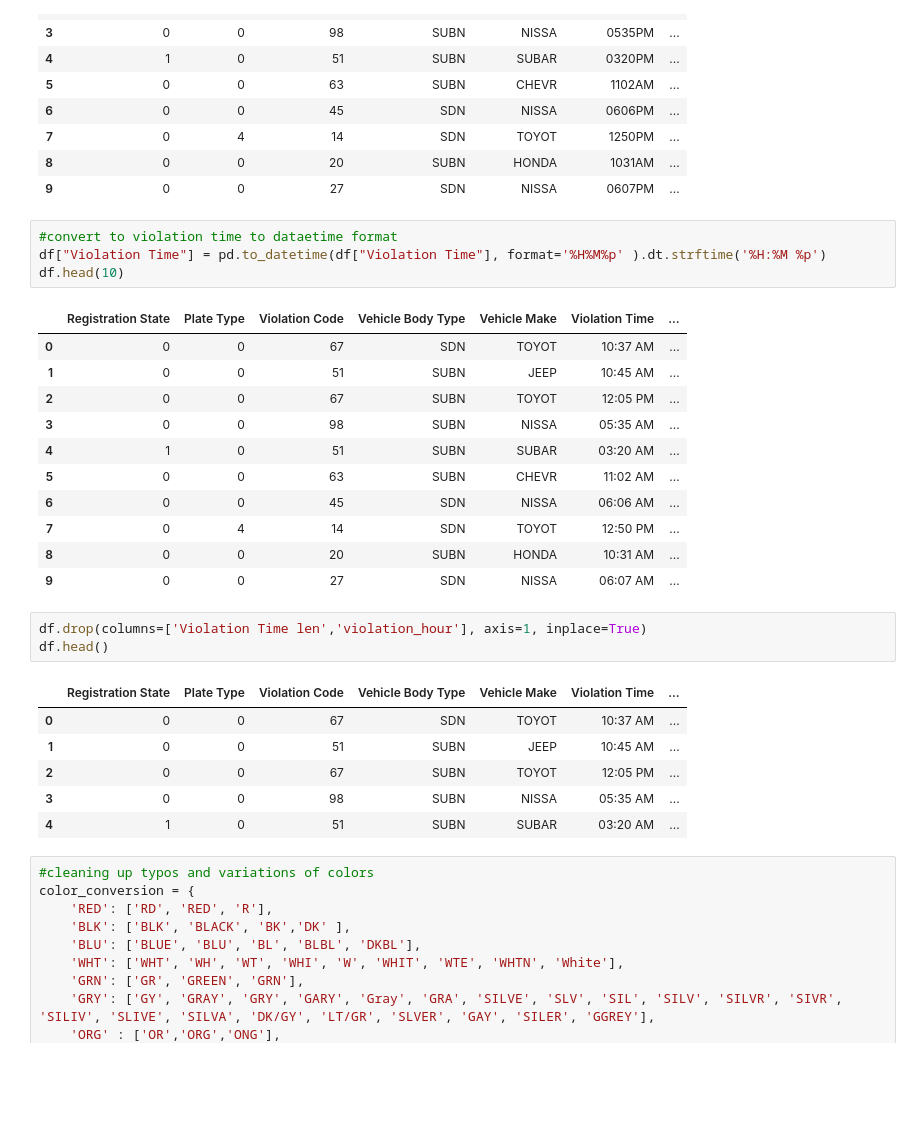
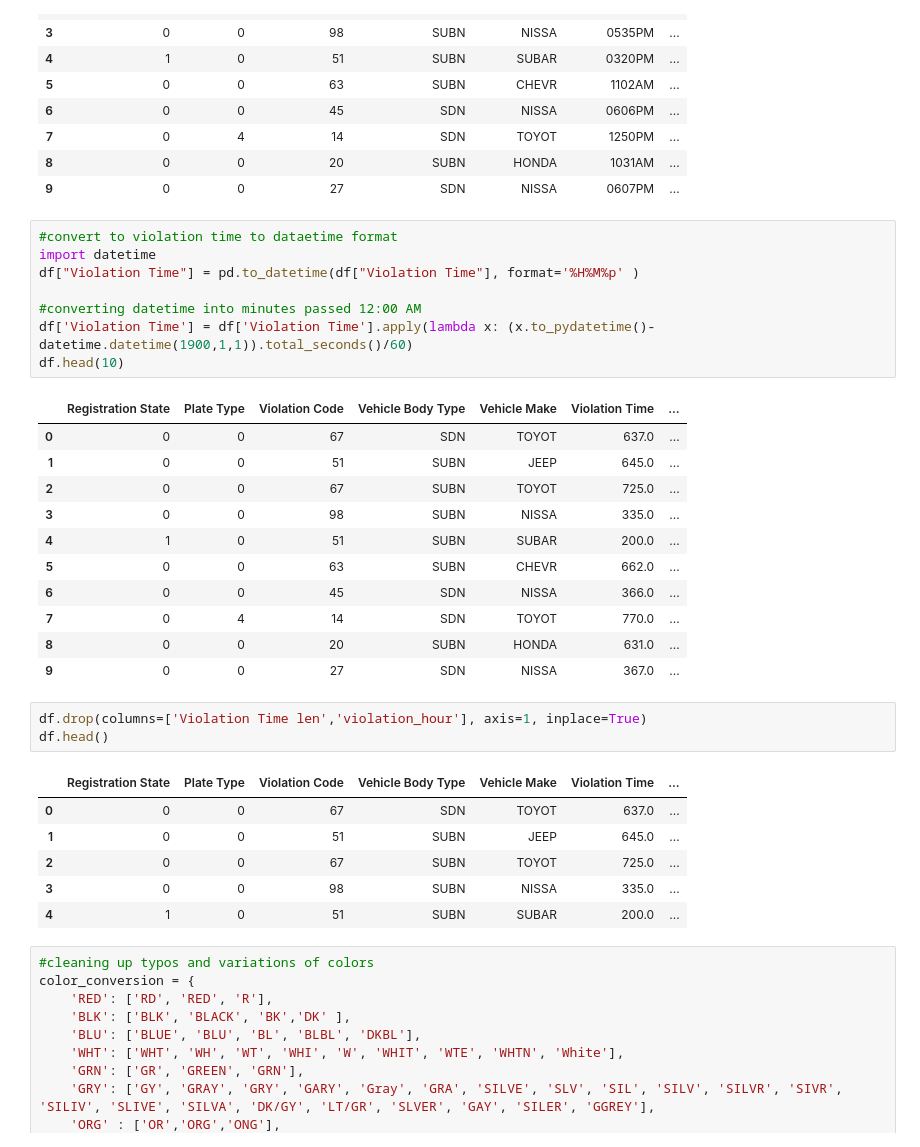
Before and after one commit to chojunhyun94/Parking_Violations_NYC, a Jupyter notebook: Notebooks/parking_violations_ml.ipynb, the cells around one changed output. Drawn from its saved outputs; the diff is of its cells as text; blank space fills up the shorter version.

Commit message:
updated notebook to include filtering of violation codes and added code to change datetime to minutes

```diff
--- a/Notebooks/parking_violations_ml.ipynb
+++ b/Notebooks/parking_violations_ml.ipynb
@@ -210,30 +210,34 @@ df.head(10)
 | 9 | 0 | 0 | 27 | SDN | NISSA | 0607PM | ... |
 # %%
 #convert to violation time to dataetime format
-df["Violation Time"] = pd.to_datetime(df["Violation Time"], format='%H%M%p' ).dt.strftime('%H:%M %p')
+import datetime
+df["Violation Time"] = pd.to_datetime(df["Violation Time"], format='%H%M%p' )
+
+#converting datetime into minutes passed 12:00 AM
+df['Violation Time'] = df['Violation Time'].apply(lambda x: (x.to_pydatetime()-datetime.datetime(1900,1,1)).total_seconds()/60)
 df.head(10)
 # %% [output]
 |  | Registration State | Plate Type | Violation Code | Vehicle Body Type | Vehicle Make | Violation Time | ... |
-| 0 | 0 | 0 | 67 | SDN | TOYOT | 10:37 AM | ... |
-| 1 | 0 | 0 | 51 | SUBN | JEEP | 10:45 AM | ... |
-| 2 | 0 | 0 | 67 | SUBN | TOYOT | 12:05 PM | ... |
-| 3 | 0 | 0 | 98 | SUBN | NISSA | 05:35 AM | ... |
-| 4 | 1 | 0 | 51 | SUBN | SUBAR | 03:20 AM | ... |
-| 5 | 0 | 0 | 63 | SUBN | CHEVR | 11:02 AM | ... |
-| 6 | 0 | 0 | 45 | SDN | NISSA | 06:06 AM | ... |
-| 7 | 0 | 4 | 14 | SDN | TOYOT | 12:50 PM | ... |
-| 8 | 0 | 0 | 20 | SUBN | HONDA | 10:31 AM | ... |
-| 9 | 0 | 0 | 27 | SDN | NISSA | 06:07 AM | ... |
+| 0 | 0 | 0 | 67 | SDN | TOYOT | 637.0 | ... |
+| 1 | 0 | 0 | 51 | SUBN | JEEP | 645.0 | ... |
+| 2 | 0 | 0 | 67 | SUBN | TOYOT | 725.0 | ... |
+| 3 | 0 | 0 | 98 | SUBN | NISSA | 335.0 | ... |
+| 4 | 1 | 0 | 51 | SUBN | SUBAR | 200.0 | ... |
+| 5 | 0 | 0 | 63 | SUBN | CHEVR | 662.0 | ... |
+| 6 | 0 | 0 | 45 | SDN | NISSA | 366.0 | ... |
+| 7 | 0 | 4 | 14 | SDN | TOYOT | 770.0 | ... |
+| 8 | 0 | 0 | 20 | SUBN | HONDA | 631.0 | ... |
+| 9 | 0 | 0 | 27 | SDN | NISSA | 367.0 | ... |
 # %%
 df.drop(columns=['Violation Time len','violation_hour'], axis=1, inplace=True)
 df.head()
 # %% [output]
 |  | Registration State | Plate Type | Violation Code | Vehicle Body Type | Vehicle Make | Violation Time | ... |
-| 0 | 0 | 0 | 67 | SDN | TOYOT | 10:37 AM | ... |
-| 1 | 0 | 0 | 51 | SUBN | JEEP | 10:45 AM | ... |
-| 2 | 0 | 0 | 67 | SUBN | TOYOT | 12:05 PM | ... |
-| 3 | 0 | 0 | 98 | SUBN | NISSA | 05:35 AM | ... |
-| 4 | 1 | 0 | 51 | SUBN | SUBAR | 03:20 AM | ... |
+| 0 | 0 | 0 | 67 | SDN | TOYOT | 637.0 | ... |
+| 1 | 0 | 0 | 51 | SUBN | JEEP | 645.0 | ... |
+| 2 | 0 | 0 | 67 | SUBN | TOYOT | 725.0 | ... |
+| 3 | 0 | 0 | 98 | SUBN | NISSA | 335.0 | ... |
+| 4 | 1 | 0 | 51 | SUBN | SUBAR | 200.0 | ... |
 # %%
 #cleaning up typos and variations of colors
 color_conversion = {
```
Also changed, not shown: parts of 6 cells of this notebook, 1 other file.
